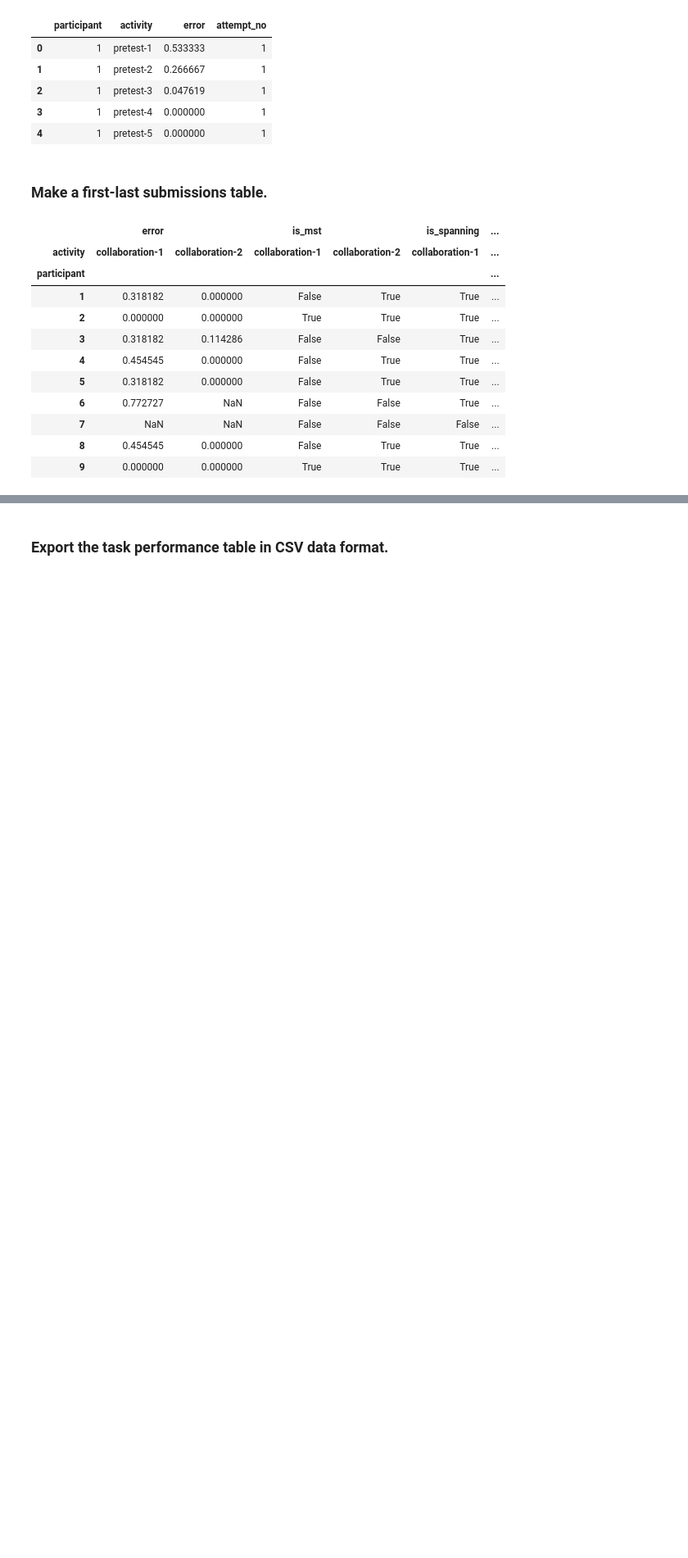
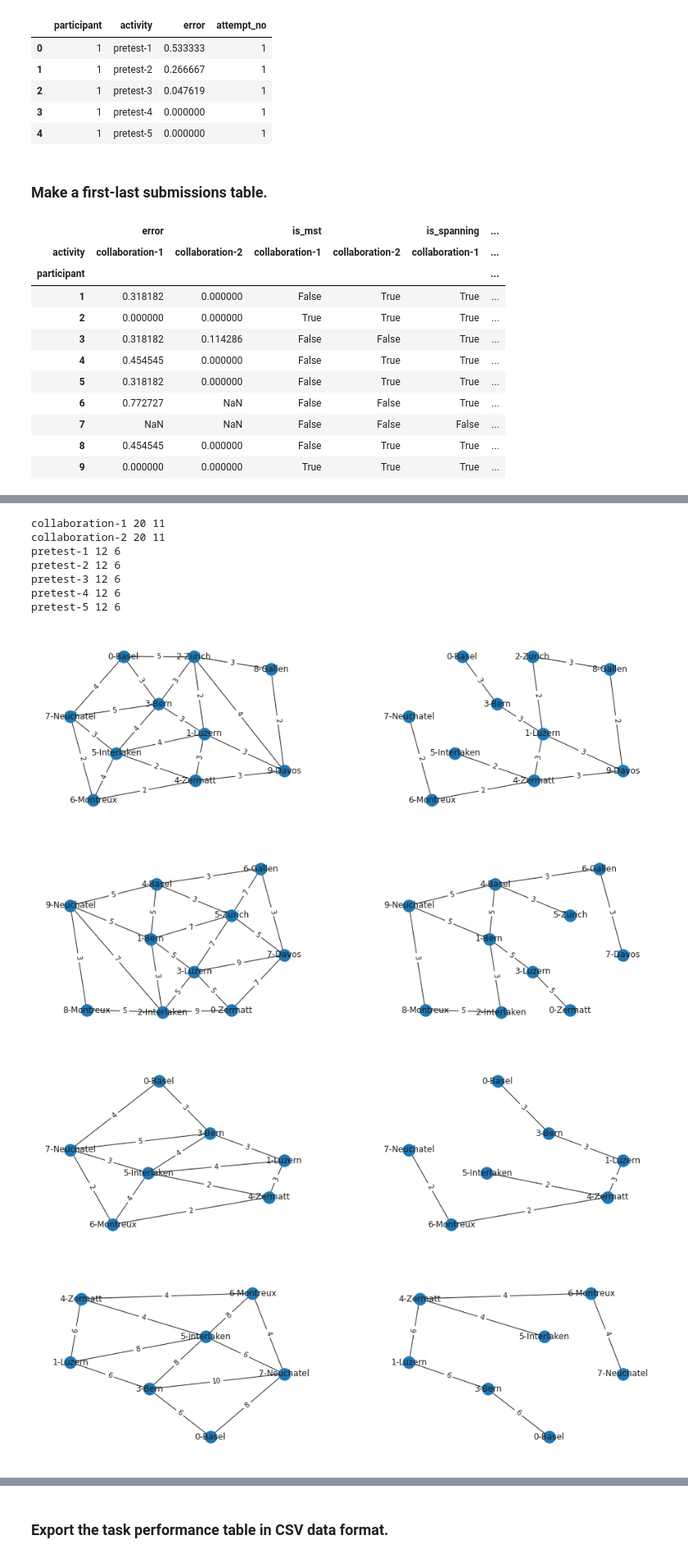
Before and after one commit to utku-norman/justhink-preexp-analysis, a Jupyter notebook: analysis/tools/4_RQ2_analyze_performance_over_time.ipynb, the cells around one changed output, grey strips where cells are left out. Shown: that part at 82% size. Drawn from its saved outputs; the diff is of its cells as text; code cells hidden in the pictures; blank space fills up the shorter version.

```diff
--- a/analysis/tools/4_RQ2_analyze_performance_over_time.ipynb
+++ b/analysis/tools/4_RQ2_analyze_performance_over_time.ipynb
@@ -81,0 +93,13 @@ with transitions_pickle_file.open('rb') as handle:
+# %%
+worlds = create_all_worlds()
+
+# Consider the test and collaboration worlds.
+worlds = {k: v for k, v in worlds.items() if 'test' in k or 'collab' in k}
+
+# Example:
+# Print information on the activities.
+# The name of the activity.
+# name = 'pretest-1'
+name = 'collaboration-1'
+# Background network connections and costs for that activity.
+print(worlds[name].env.state.network.graph.edges(data=True))
@@ -234,0 +262,41 @@ for a in submissions_df.activity.unique():
+# %%
+optimal_graphs = dict()
+for activity in sorted(worlds):
+    if 'pretest' in activity or 'collab' in activity:
+
+        network = worlds[activity].env.state.network
+        subgraph = network.get_mst()
+        if 'collab' in activity:
+            if activity == 'collaboration-1':
+                cost = 3
+            else:
+                cost = 5
+            subgraph.add_edge(2, 8, cost=cost)
+            subgraph.add_edge(9, 4, cost=cost)
+            # graph.remove_edge(1, 9)
+
+        optimal_graphs[activity] = subgraph
+
+        print(activity, network.graph.number_of_edges(),
+              subgraph.number_of_edges())
+
+        fig, axs = plt.subplots(1, 2, figsize=(16, 5))
+        draw_network(network.graph, ax=axs[0])
+        draw_network(subgraph, ax=axs[1])
+
+
+# for name, subgraph in optimal_graphs.items():
+#     print(name)
+#     draw_network(subgraph)
+# %% [output]
+collaboration-1 20 11
+collaboration-2 20 11
+pretest-1 12 6
+pretest-2 12 6
+pretest-3 12 6
+pretest-4 12 6
+pretest-5 12 6
+[figure, added]
+[figure, added]
+[figure, added]
+[figure, added]
```
Also changed, not shown: parts of 28 cells of this notebook, 27 other files.
